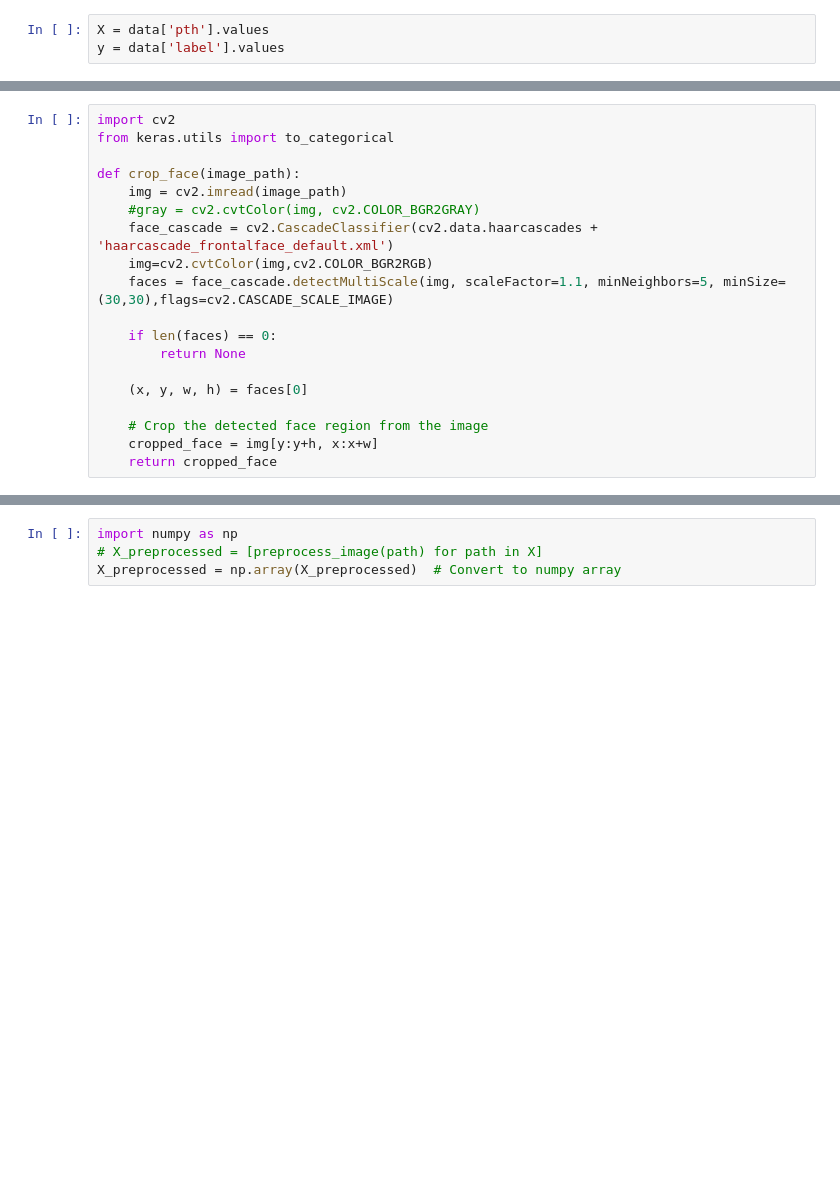
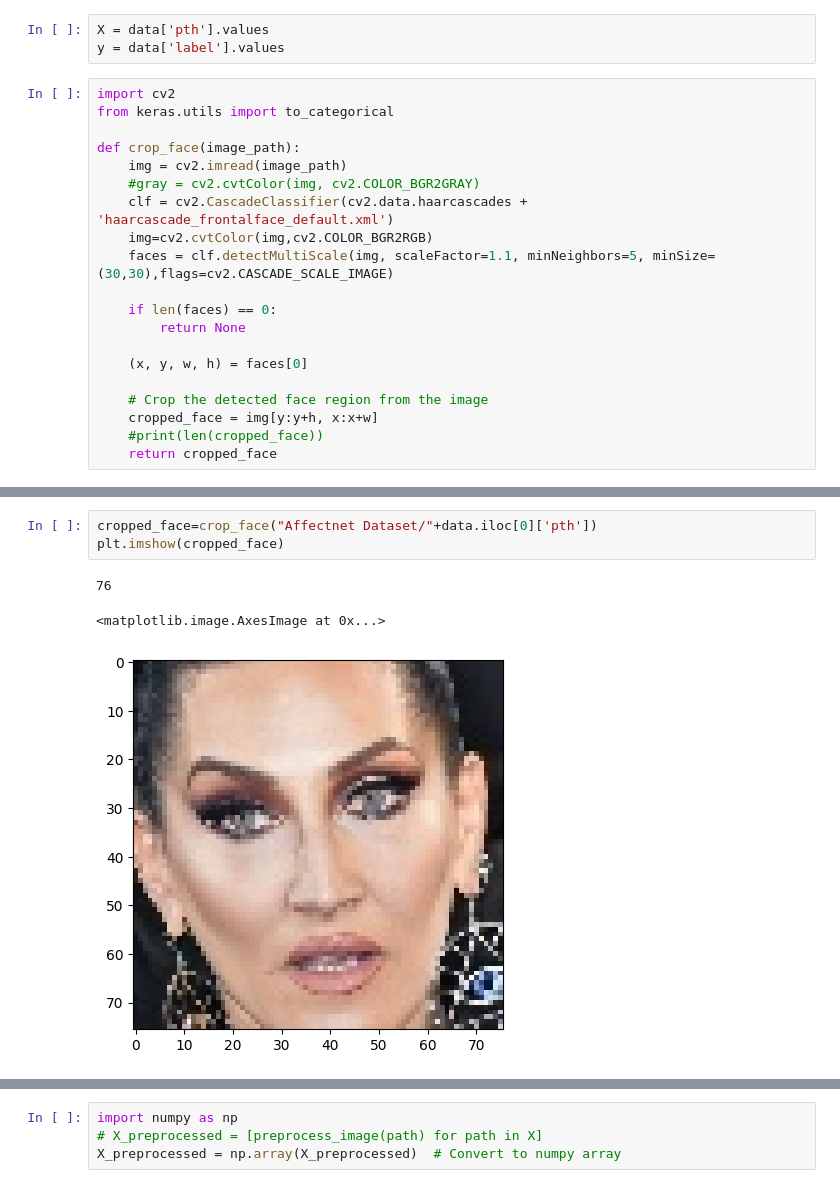
Before and after one commit to BiswajitDeb/Facial_Expression, a Jupyter notebook: Expt.ipynb, the cells around one changed output, grey strips where cells are left out. Saved outputs shown, nothing was run; the diff lists cells and outputs as text; blank space fills up the shorter version.

```diff
--- a/Expt.ipynb
+++ b/Expt.ipynb
@@ -37,4 +37,24 @@ data.iloc[0]['pth']
 # %%
 X = data['pth'].values
 y = data['label'].values
+# %%
+import cv2
+from keras.utils import to_categorical
+
+def crop_face(image_path):
+    img = cv2.imread(image_path)
+    #gray = cv2.cvtColor(img, cv2.COLOR_BGR2GRAY)
+    clf = cv2.CascadeClassifier(cv2.data.haarcascades + 'haarcascade_frontalface_default.xml')
+    img=cv2.cvtColor(img,cv2.COLOR_BGR2RGB)
+    faces = clf.detectMultiScale(img, scaleFactor=1.1, minNeighbors=5, minSize=(30,30),flags=cv2.CASCADE_SCALE_IMAGE)
+
+    if len(faces) == 0:
+        return None
+
+    (x, y, w, h) = faces[0]
+
+    # Crop the detected face region from the image
+    cropped_face = img[y:y+h, x:x+w]
+    #print(len(cropped_face))
+    return cropped_face
 # %%
@@ -47,22 +67,10 @@ plt.imshow(img)
-# %%
-import cv2
-from keras.utils import to_categorical
-
-def crop_face(image_path):
-    img = cv2.imread(image_path)
-    #gray = cv2.cvtColor(img, cv2.COLOR_BGR2GRAY)
-    face_cascade = cv2.CascadeClassifier(cv2.data.haarcascades + 'haarcascade_frontalface_default.xml')
-    img=cv2.cvtColor(img,cv2.COLOR_BGR2RGB)
-    faces = face_cascade.detectMultiScale(img, scaleFactor=1.1, minNeighbors=5, minSize=(30,30),flags=cv2.CASCADE_SCALE_IMAGE)
-
-    if len(faces) == 0:
-        return None
-
-    (x, y, w, h) = faces[0]
-
-    # Crop the detected face region from the image
-    cropped_face = img[y:y+h, x:x+w]
-    return cropped_face
+# %%
+cropped_face=crop_face("Affectnet Dataset/"+data.iloc[0]['pth'])
+plt.imshow(cropped_face)
+# %% [output]
+76
+<matplotlib.image.AxesImage at 0x...>
+[figure, added]
 # %%
 '''def preprocess_image(path,label):
     img = cv2.imread(path)
```
Also changed, not shown: parts of 8 cells of this notebook.
